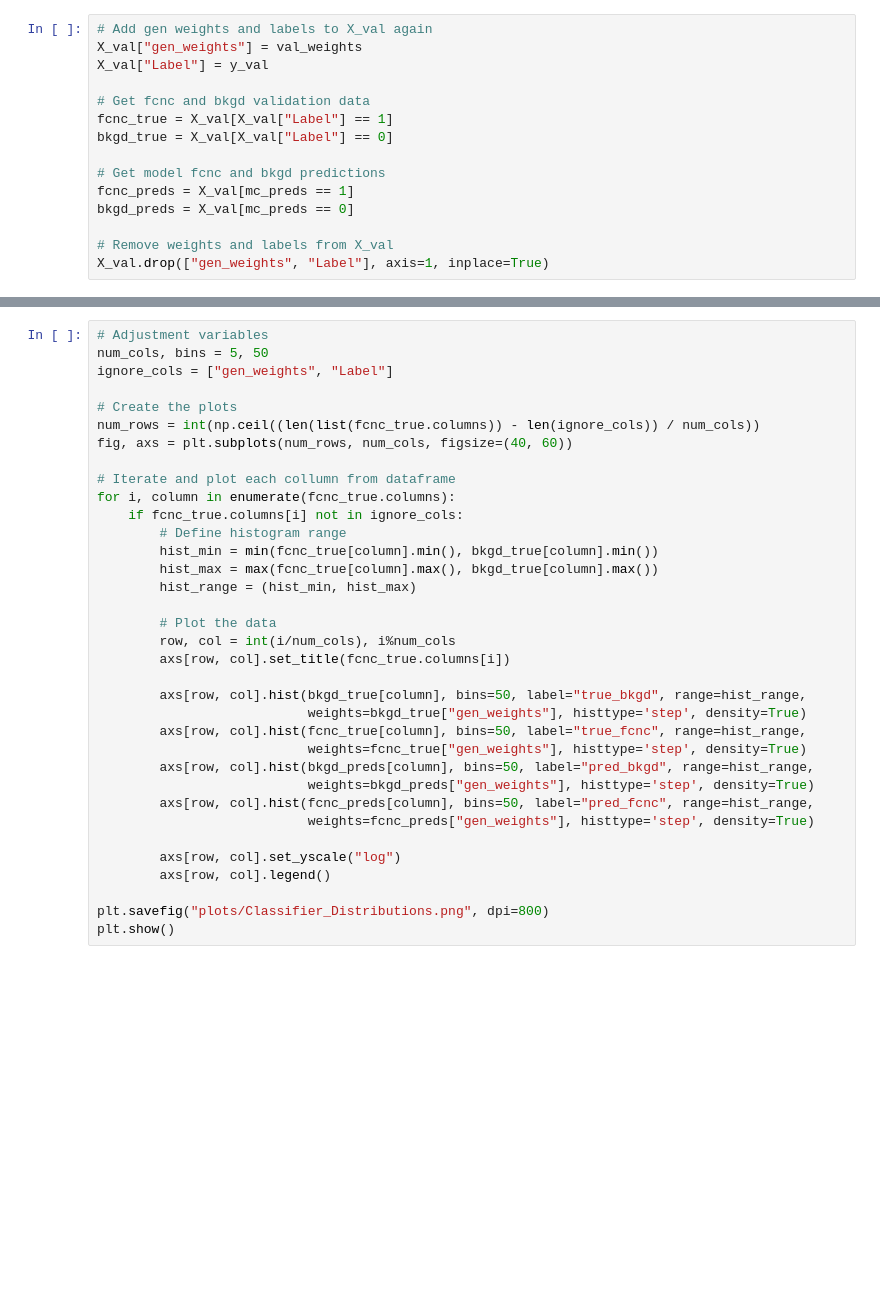
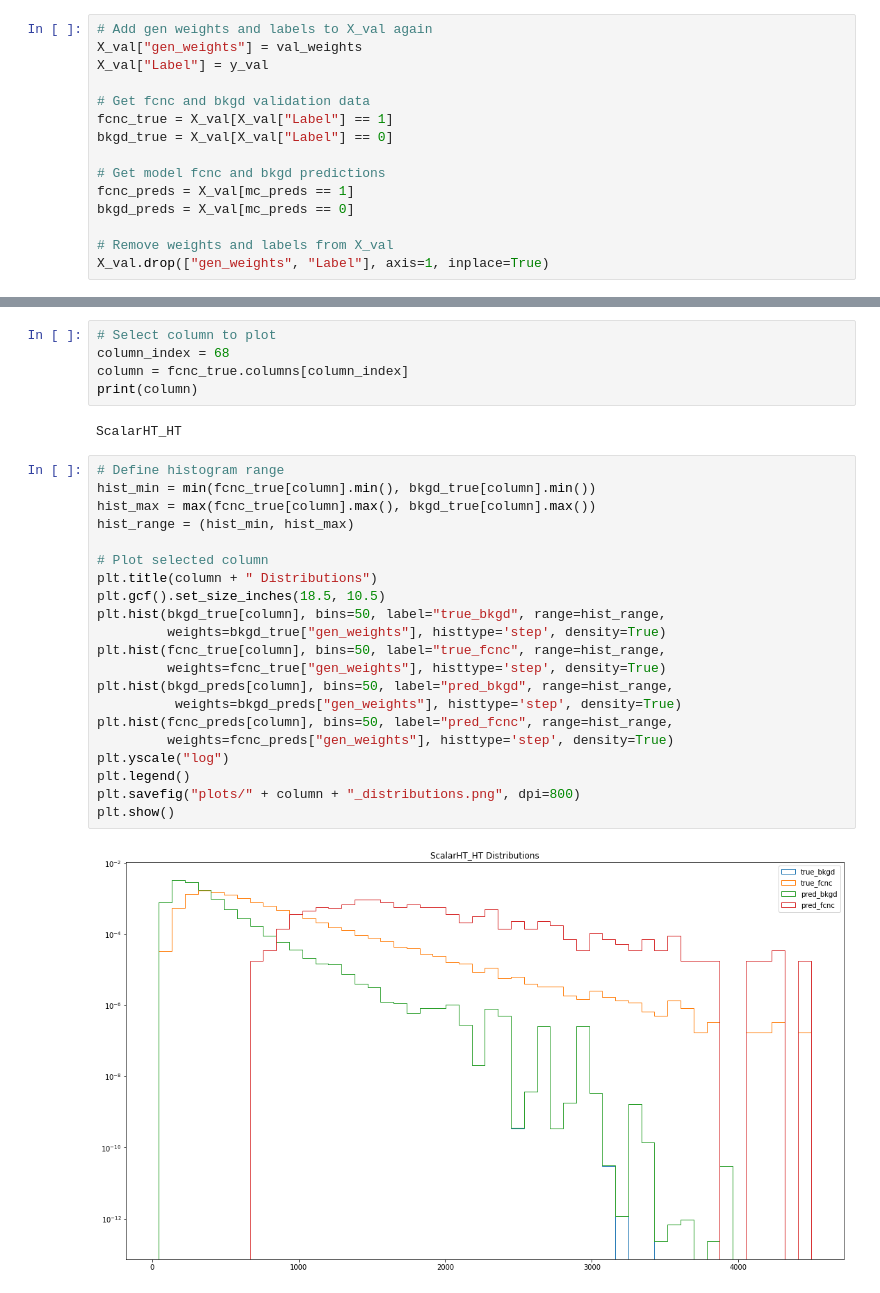
Before and after one commit to GilbertoCunha/LHC-VLQ-Classifier, a Jupyter notebook: Bkgd-Signal-Classifier/ModelEvaluation.ipynb, the cells around one changed output, grey strips where cells are left out. Drawn from its saved outputs; the diff is of its cells as text; blank space fills up the shorter version.

Commit message:
rework true/pred distributions

```diff
--- a/Bkgd-Signal-Classifier/ModelEvaluation.ipynb
+++ b/Bkgd-Signal-Classifier/ModelEvaluation.ipynb
@@ -131,35 +166,30 @@ X_val.drop(["gen_weights", "Label"], axis=1, inplace=True)
+# %%
+# Select column to plot
+column_index = 68
+column = fcnc_true.columns[column_index]
+print(column)
+# %% [output]
+ScalarHT_HT
 # %%
-# Adjustment variables
-num_cols, bins = 5, 50
-ignore_cols = ["gen_weights", "Label"]
+# Define histogram range
+hist_min = min(fcnc_true[column].min(), bkgd_true[column].min())
+hist_max = max(fcnc_true[column].max(), bkgd_true[column].max())
+hist_range = (hist_min, hist_max)
 
-# Create the plots
-num_rows = int(np.ceil((len(list(fcnc_true.columns)) - len(ignore_cols)) / num_cols))
-fig, axs = plt.subplots(num_rows, num_cols, figsize=(40, 60))
-
-# Iterate and plot each collumn from dataframe
-for i, column in enumerate(fcnc_true.columns):
-    if fcnc_true.columns[i] not in ignore_cols:
-        # Define histogram range
-        hist_min = min(fcnc_true[column].min(), bkgd_true[column].min())
-        hist_max = max(fcnc_true[column].max(), bkgd_true[column].max())
-        hist_range = (hist_min, hist_max)
-
-        # Plot the data
-        row, col = int(i/num_cols), i%num_cols
-        axs[row, col].set_title(fcnc_true.columns[i])
-
-        axs[row, col].hist(bkgd_true[column], bins=50, label="true_bkgd", range=hist_range,
-                           weights=bkgd_true["gen_weights"], histtype='step', density=True)
-        axs[row, col].hist(fcnc_true[column], bins=50, label="true_fcnc", range=hist_range,
-                           weights=fcnc_true["gen_weights"], histtype='step', density=True)
-        axs[row, col].hist(bkgd_preds[column], bins=50, label="pred_bkgd", range=hist_range,
-                           weights=bkgd_preds["gen_weights"], histtype='step', density=True)
-        axs[row, col].hist(fcnc_preds[column], bins=50, label="pred_fcnc", range=hist_range,
-                           weights=fcnc_preds["gen_weights"], histtype='step', density=True)
-
-        axs[row, col].set_yscale("log")
-        axs[row, col].legend()
-
-plt.savefig("plots/Classifier_Distributions.png", dpi=800)
+# Plot selected column
+plt.title(column + " Distributions")
+plt.gcf().set_size_inches(18.5, 10.5)
+plt.hist(bkgd_true[column], bins=50, label="true_bkgd", range=hist_range,
+         weights=bkgd_true["gen_weights"], histtype='step', density=True)
+plt.hist(fcnc_true[column], bins=50, label="true_fcnc", range=hist_range,
+         weights=fcnc_true["gen_weights"], histtype='step', density=True)
+plt.hist(bkgd_preds[column], bins=50, label="pred_bkgd", range=hist_range,
+          weights=bkgd_preds["gen_weights"], histtype='step', density=True)
+plt.hist(fcnc_preds[column], bins=50, label="pred_fcnc", range=hist_range,
+         weights=fcnc_preds["gen_weights"], histtype='step', density=True)
+plt.yscale("log")
+plt.legend()
+plt.savefig("plots/" + column + "_distributions.png", dpi=800)
 plt.show()
+# %% [output]
+[figure, added]
```
Also changed, not shown: parts of 8 cells of this notebook.
